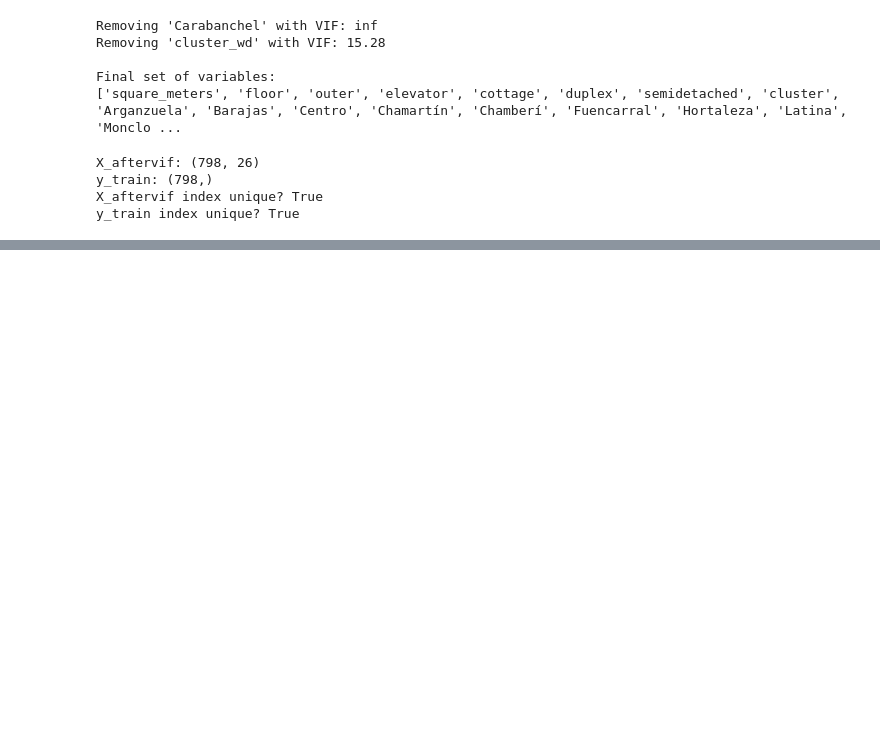
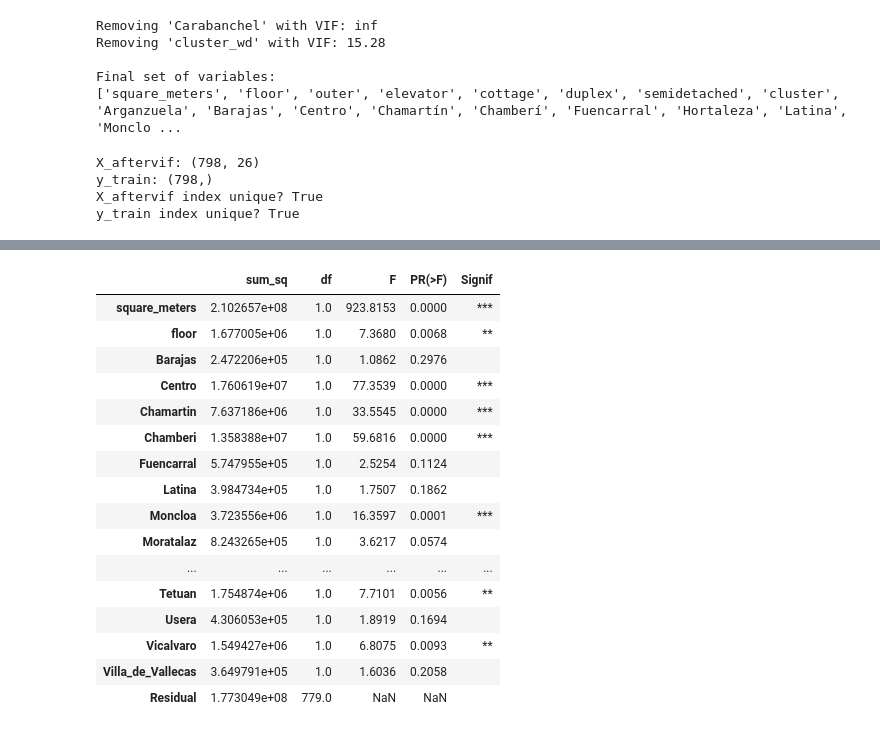
Before and after one commit to moanv2/Madrid_Rental_Properties_ML1-, a Jupyter notebook: linear_regression/Linear Regression.ipynb, the cells around one changed output, grey strips where cells are left out. Cells and saved outputs as stored; diff of their text form; code cells hidden in the pictures; blank space fills up the shorter version.

```diff
--- a/linear_regression/Linear Regression.ipynb
+++ b/linear_regression/Linear Regression.ipynb
@@ -388,0 +487,8 @@ strong multicollinearity or other numerical problems.
+# %%
+import statsmodels.api as sm
+from statsmodels.formula.api import ols
+from statsmodels.stats.anova import anova_lm
+
+m = ols("rent ~ square_meters + floor + Barajas + Centro + Chamartin + Chamberi + Fuencarral + Latina + Moncloa + Moratalaz + Puente_Vallecas + Retiro + Salamanca + San_Blas + Tetuan + Usera + Vicalvaro + Villa_de_Vallecas",
+        data=X_final_with_y).fit()
+anova_results= anova_lm(m, typ=2)
@@ -388,0 +542,35 @@ strong multicollinearity or other numerical problems.
+# %%
+def significance(p):
+    if p < 0.001:
+        return "***"
+    elif p < 0.01:
+        return "**"
+    elif p < 0.05:
+        return "*"
+    else:
+        return ""
+
+anova_table = anova_results.copy()
+anova_table["Signif"] = anova_table["PR(>F)"].apply(
+    lambda x: significance(x) if pd.notnull(x) else ""
+)
+
+anova_table.round(4)
+# %% [output]
+|  | sum_sq | df | F | PR(>F) | Signif |
+| square_meters | 2.102657e+08 | 1.0 | 923.8153 | 0.0000 | *** |
+| floor | 1.677005e+06 | 1.0 | 7.3680 | 0.0068 | ** |
+| Barajas | 2.472206e+05 | 1.0 | 1.0862 | 0.2976 |  |
+| Centro | 1.760619e+07 | 1.0 | 77.3539 | 0.0000 | *** |
+| Chamartin | 7.637186e+06 | 1.0 | 33.5545 | 0.0000 | *** |
+| Chamberi | 1.358388e+07 | 1.0 | 59.6816 | 0.0000 | *** |
+| Fuencarral | 5.747955e+05 | 1.0 | 2.5254 | 0.1124 |  |
+| Latina | 3.984734e+05 | 1.0 | 1.7507 | 0.1862 |  |
+| Moncloa | 3.723556e+06 | 1.0 | 16.3597 | 0.0001 | *** |
+| Moratalaz | 8.243265e+05 | 1.0 | 3.6217 | 0.0574 |  |
+| ... | ... | ... | ... | ... | ... |
+| Tetuan | 1.754874e+06 | 1.0 | 7.7101 | 0.0056 | ** |
+| Usera | 4.306053e+05 | 1.0 | 1.8919 | 0.1694 |  |
+| Vicalvaro | 1.549427e+06 | 1.0 | 6.8075 | 0.0093 | ** |
+| Villa_de_Vallecas | 3.649791e+05 | 1.0 | 1.6036 | 0.2058 |  |
+| Residual | 1.773049e+08 | 779.0 | NaN | NaN |  |
```
Also changed, not shown: parts of 20 cells of this notebook.
